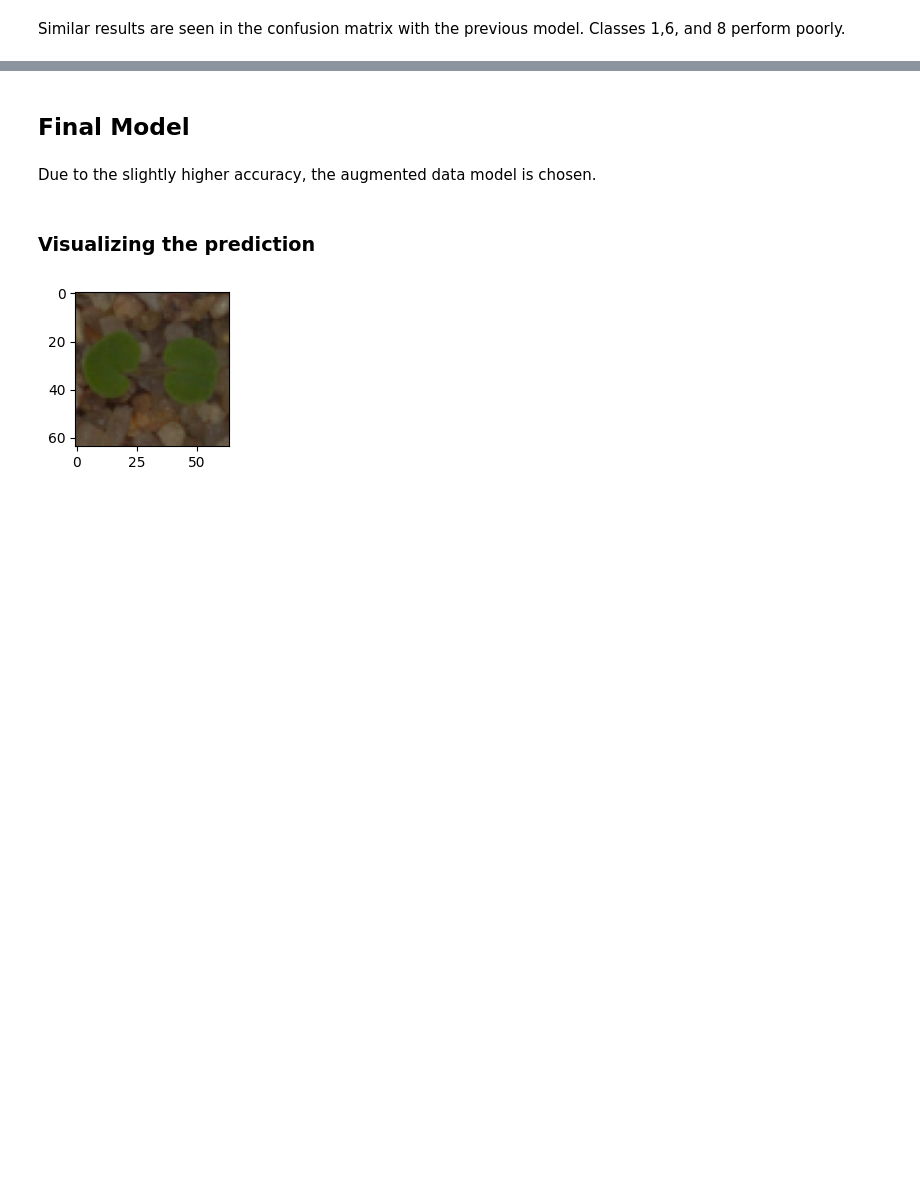
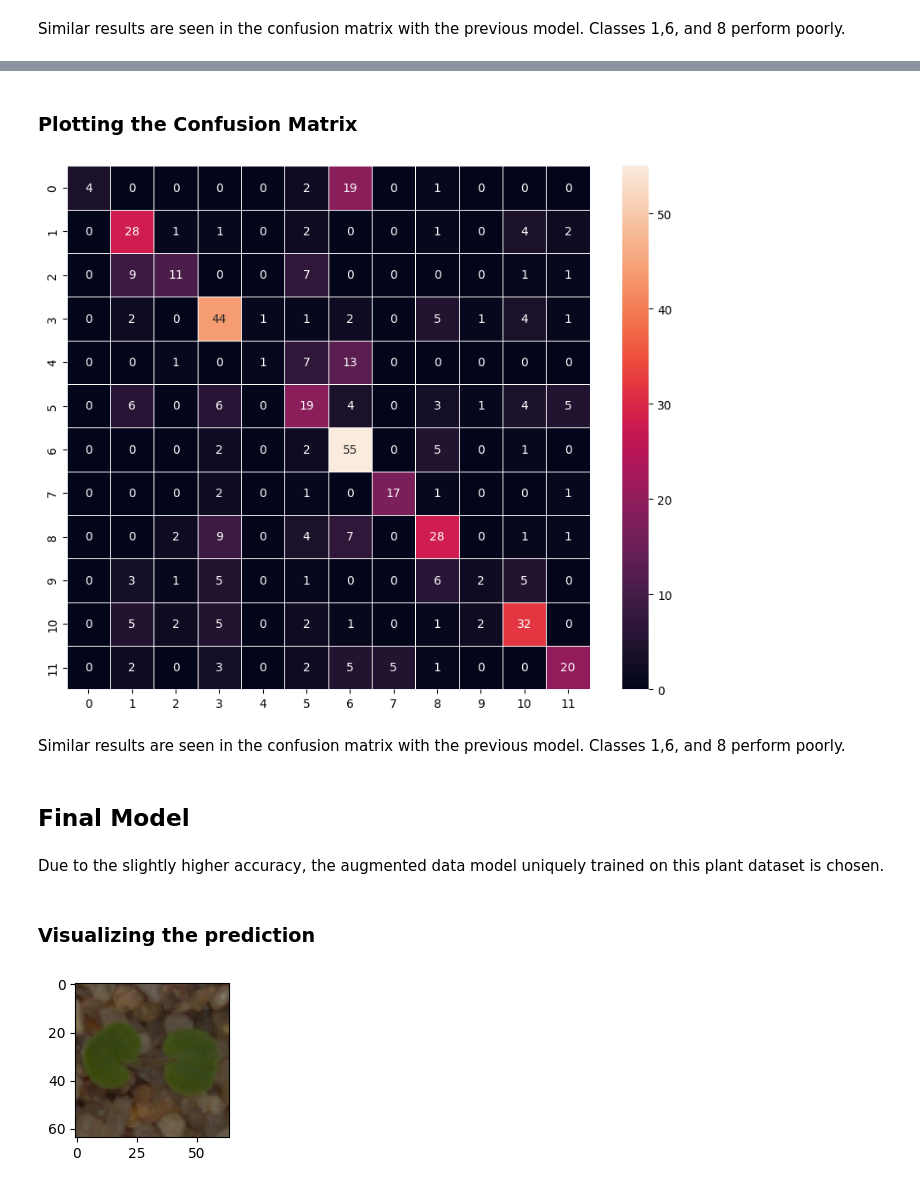
Before and after one commit to jsomerville/PGP-AI-ML-BA-UTA-JS, a Jupyter notebook: Project 5-Computer Vision/CV_Full_Code-Project 5-James Somerville.ipynb, the cells around one changed output, grey strips where cells are left out. Cells and saved outputs as stored; diff of their text form; code cells hidden in the pictures; blank space fills up the shorter version.

```diff
--- a/Project 5-Computer Vision/CV_Full_Code-Project 5-James Somerville.ipynb
+++ b/Project 5-Computer Vision/CV_Full_Code-Project 5-James Somerville.ipynb
@@ -593,0 +748,3 @@ Similar results are seen in the confusion matrix with the previous model. Classe
+# %%
+# Here we would get the output as probablities for each category
+y_pred=transferModel.predict(X_test_normalized)
@@ -594,7 +769,30 @@ Similar results are seen in the confusion matrix with the previous model. Classe
+# %% [markdown]
+### **Plotting the Confusion Matrix**
+# %%
+# Obtaining the categorical values from y_test_encoded and y_pred
+y_pred_arg=np.argmax(y_pred,axis=1)
+y_test_arg=np.argmax(y_test_encoded,axis=1)
+
+# Plotting the Confusion Matrix using confusion matrix() function which is also predefined tensorflow module
+confusion_matrix = tf.math.confusion_matrix(y_test_arg,y_pred_arg)
+f, ax = plt.subplots(figsize=(10, 8))
+sns.heatmap(
+    confusion_matrix,
+    annot=True,
+    linewidths=.4,
+    fmt="d",
+    square=True,
+    ax=ax
+)
+plt.show()
+# %% [output]
+[figure, added]
+# %% [markdown]
+Similar results are seen in the confusion matrix with the previous model. Classes 1,6, and 8 perform poorly.
 # %% [markdown]
 ## Final Model
 # %% [markdown]
-Due to the slightly higher accuracy, the augmented data model is chosen.
+Due to the slightly higher accuracy, the augmented data model uniquely trained on this plant dataset is chosen.
 # %% [markdown]
 ### Visualizing the prediction
 # %%
```
Also changed, not shown: parts of 35 cells of this notebook.
